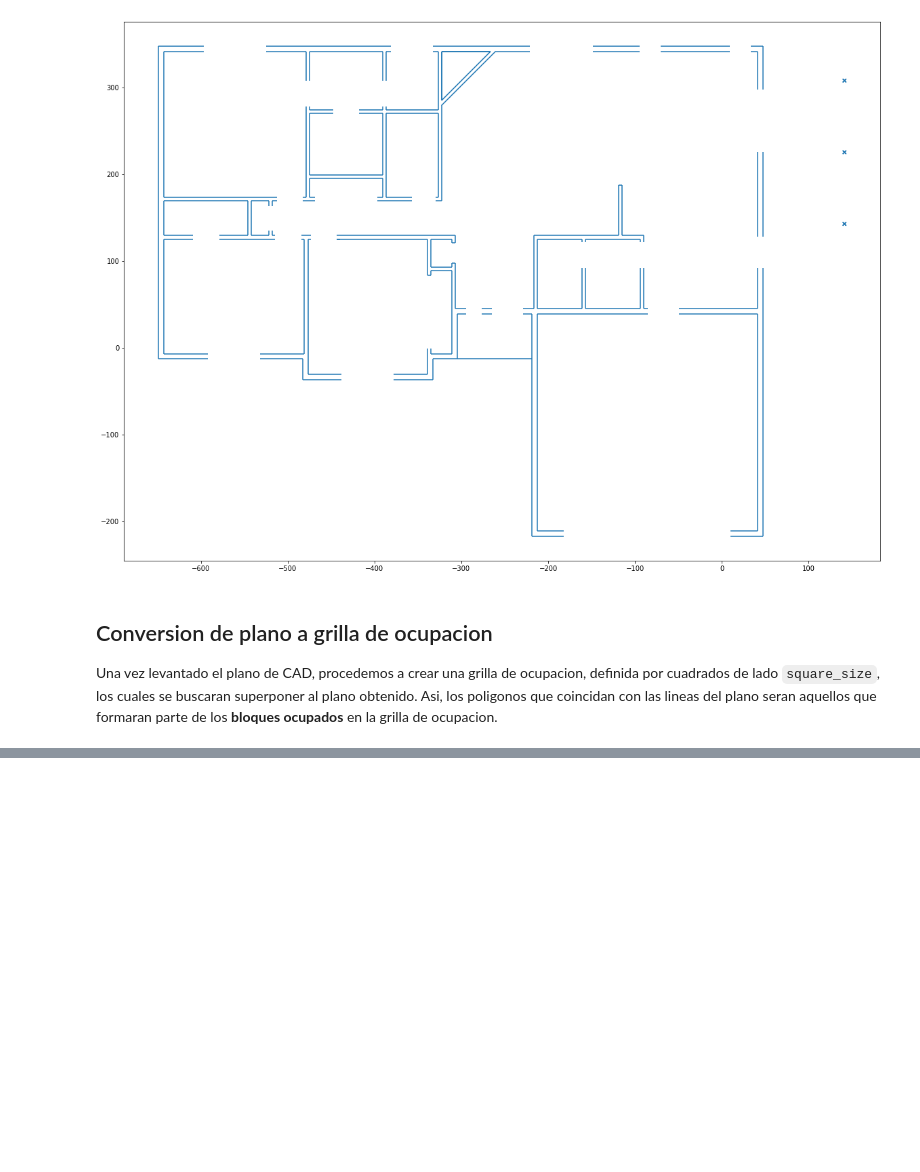
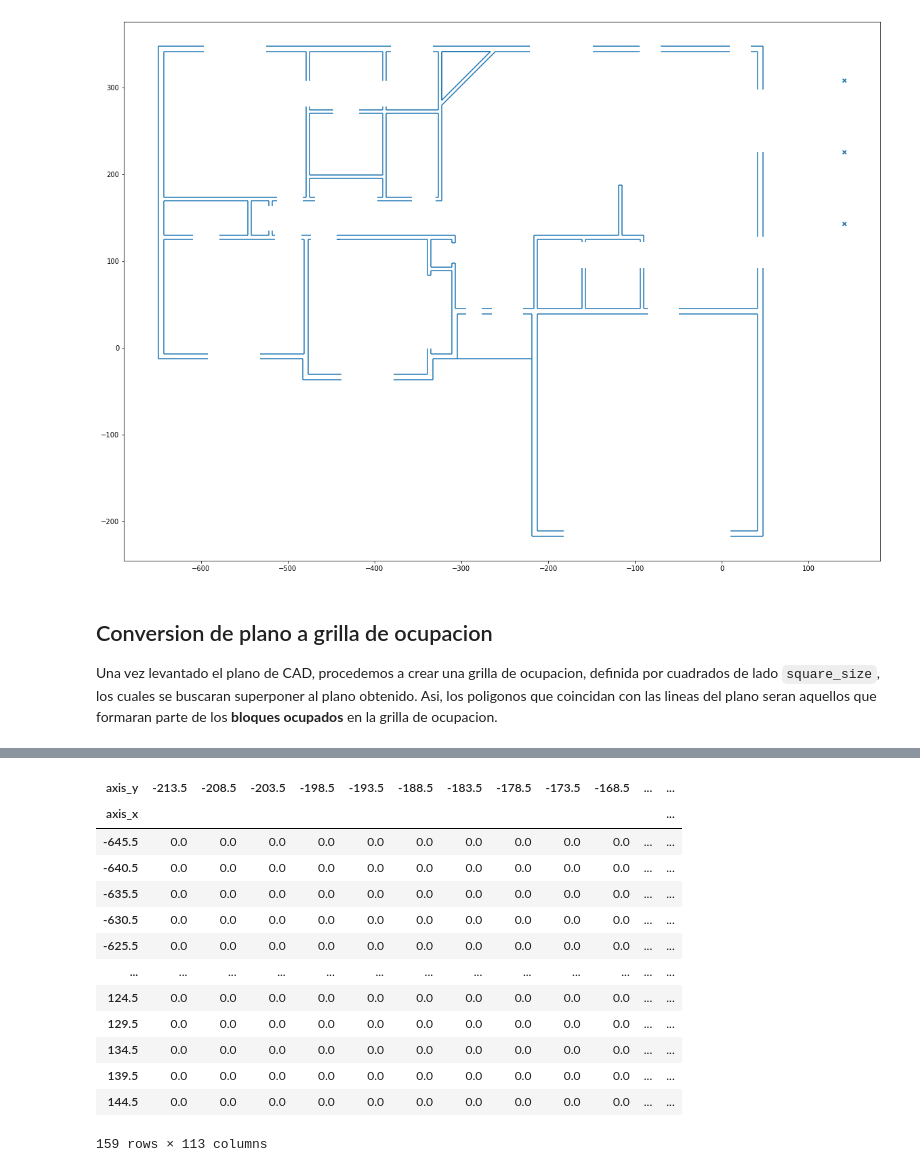
Before and after one commit to ekumenlabs/Frontier-Exploration-with-a-prior, a Jupyter notebook: Notebooks/DXFsandbox.ipynb, the cells around one changed output, grey strips where cells are left out. Cells and saved outputs as stored; diff of their text form; code cells hidden in the pictures; blank space fills up the shorter version.

```diff
--- a/Notebooks/DXFsandbox.ipynb
+++ b/Notebooks/DXFsandbox.ipynb
@@ -102,5 +147,21 @@ occupied_blocks.plot(figsize=(20,20))
 # %%
 def get_center(item):
   xmin, ymin, xmax, ymax = item["geometry"].bounds
   return pd.Series([(xmax+xmin)/2, (ymax+ymin)/2, int(item["intersects"])], index=['axis_x', 'axis_y', 'occuped'])
-occupancy_grid = shape.apply(get_center, axis=1, result_type='expand')
+occupancy_grid = shape.apply(get_center, axis=1, result_type='expand').pivot(index ='axis_x', columns ='axis_y', values='occuped')
+occupancy_grid
+# %% [output]
+| axis_y | -213.5 | -208.5 | -203.5 | -198.5 | -193.5 | -188.5 | -183.5 | -178.5 | -173.5 | -168.5 | ... | ... |
+| axis_x |  |  |  |  |  |  |  |  |  |  |  | ... |
+| -645.5 | 0.0 | 0.0 | 0.0 | 0.0 | 0.0 | 0.0 | 0.0 | 0.0 | 0.0 | 0.0 | ... | ... |
+| -640.5 | 0.0 | 0.0 | 0.0 | 0.0 | 0.0 | 0.0 | 0.0 | 0.0 | 0.0 | 0.0 | ... | ... |
+| -635.5 | 0.0 | 0.0 | 0.0 | 0.0 | 0.0 | 0.0 | 0.0 | 0.0 | 0.0 | 0.0 | ... | ... |
+| -630.5 | 0.0 | 0.0 | 0.0 | 0.0 | 0.0 | 0.0 | 0.0 | 0.0 | 0.0 | 0.0 | ... | ... |
+| -625.5 | 0.0 | 0.0 | 0.0 | 0.0 | 0.0 | 0.0 | 0.0 | 0.0 | 0.0 | 0.0 | ... | ... |
+| ... | ... | ... | ... | ... | ... | ... | ... | ... | ... | ... | ... | ... |
+| 124.5 | 0.0 | 0.0 | 0.0 | 0.0 | 0.0 | 0.0 | 0.0 | 0.0 | 0.0 | 0.0 | ... | ... |
+| 129.5 | 0.0 | 0.0 | 0.0 | 0.0 | 0.0 | 0.0 | 0.0 | 0.0 | 0.0 | 0.0 | ... | ... |
+| 134.5 | 0.0 | 0.0 | 0.0 | 0.0 | 0.0 | 0.0 | 0.0 | 0.0 | 0.0 | 0.0 | ... | ... |
+| 139.5 | 0.0 | 0.0 | 0.0 | 0.0 | 0.0 | 0.0 | 0.0 | 0.0 | 0.0 | 0.0 | ... | ... |
+| 144.5 | 0.0 | 0.0 | 0.0 | 0.0 | 0.0 | 0.0 | 0.0 | 0.0 | 0.0 | 0.0 | ... | ... |
+159 rows × 113 columns
```
Also changed, not shown: parts of 8 cells of this notebook.
